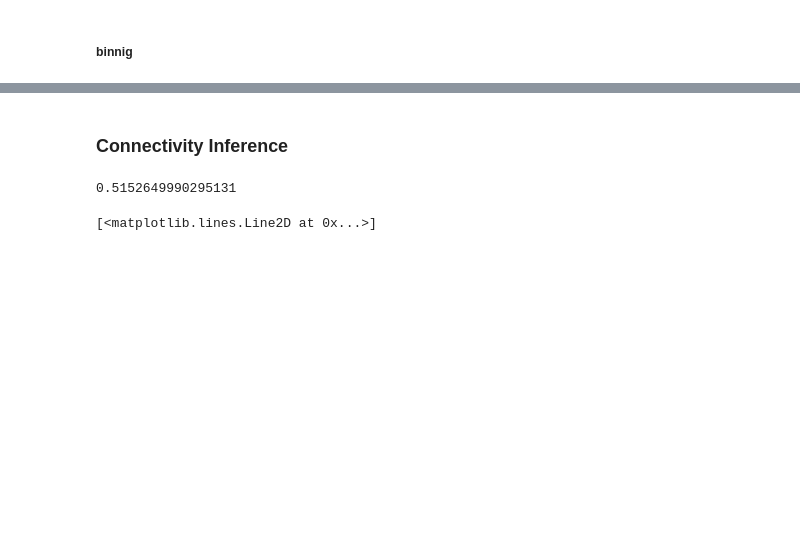
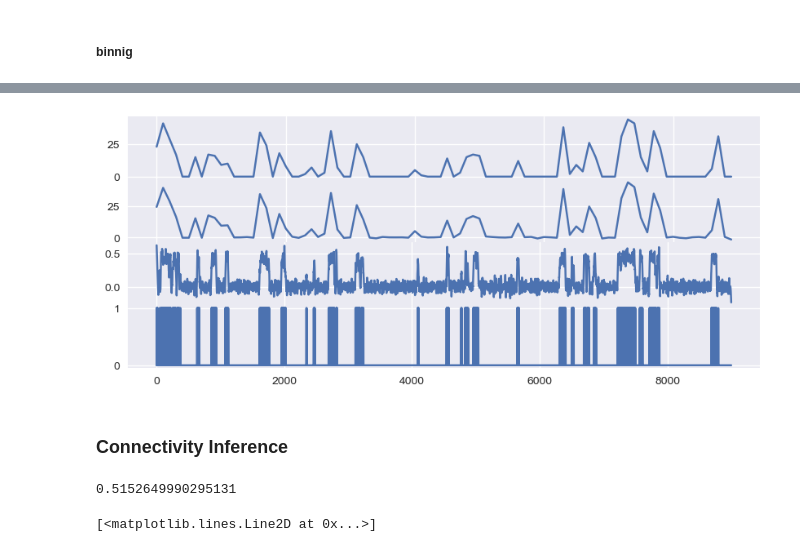
Before and after one commit to mjoudy/Calcium---AR, a Jupyter notebook: pre-processing-for-stefan.ipynb, the cells around one changed output, grey strips where cells are left out. Saved outputs shown, nothing was run; the diff lists cells and outputs as text; code cells hidden in the pictures; blank space fills up the shorter version.

```diff
--- a/pre-processing-for-stefan.ipynb
+++ b/pre-processing-for-stefan.ipynb
@@ -167,3 +182,15 @@ ax4.plot(spikes[n, :])
+# %%
+f = plt.figure(figsize=(10,4))
+ax1 , ax2, ax3 , ax4 = f.subplots(4)
+
+ax1.plot(binned_spike)
+ax2.plot(binned_xnsp)
+ax3.plot(x_ncsp)
+ax4.plot(spikes[n, :])
+
+plt.subplots_adjust(hspace=0)
+# %% [output]
+[figure, added]
 # %% [markdown]
 ### Connectivity Inference
 # %%
```
Also changed, not shown: parts of 5 cells of this notebook, 10 other files.
